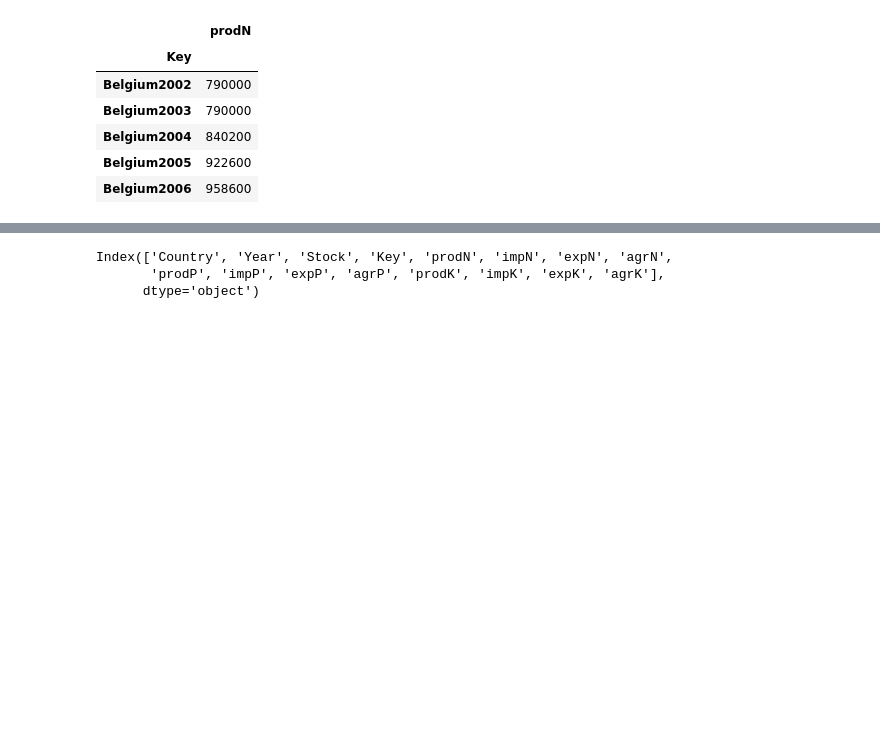
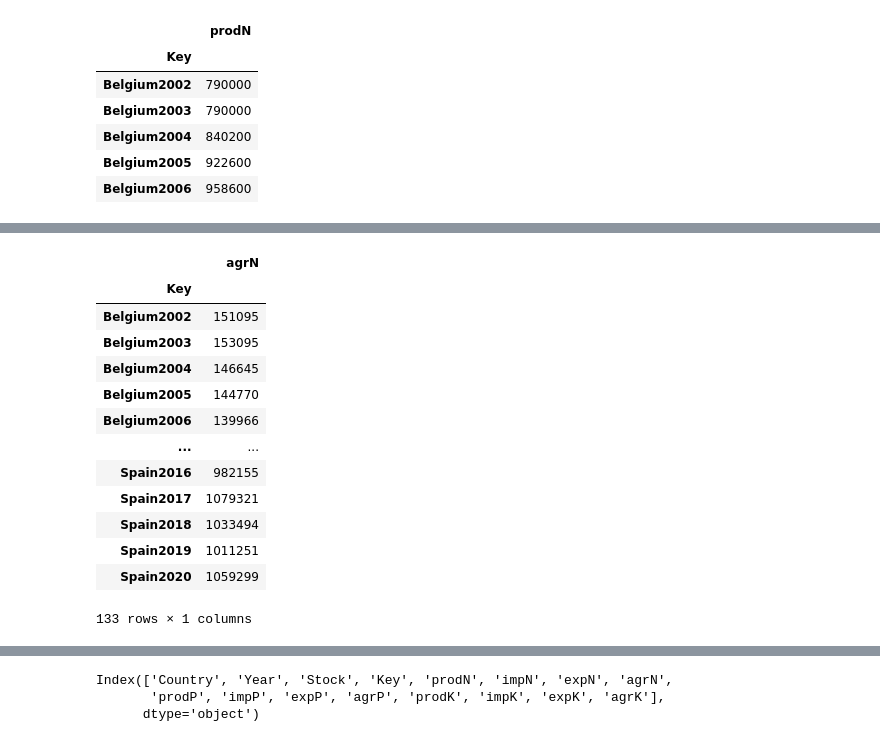
Before and after one commit to ronandownes/beef, a Jupyter notebook: 03_Clean_predictors.ipynb, the cells around one changed output, grey strips where cells are left out. Saved outputs shown, nothing was run; the diff lists cells and outputs as text; code cells hidden in the pictures; blank space fills up the shorter version.

```diff
--- a/03_Clean_predictors.ipynb
+++ b/03_Clean_predictors.ipynb
@@ -415,3 +456,20 @@ prodN_df.head()
+# %%
+agrN_df
+# %% [output]
+|  | agrN |
+| Key |  |
+| Belgium2002 | 151095 |
+| Belgium2003 | 153095 |
+| Belgium2004 | 146645 |
+| Belgium2005 | 144770 |
+| Belgium2006 | 139966 |
+| ... | ... |
+| Spain2016 | 982155 |
+| Spain2017 | 1079321 |
+| Spain2018 | 1033494 |
+| Spain2019 | 1011251 |
+| Spain2020 | 1059299 |
+133 rows × 1 columns
 # %%
 main_df = main_df.merge(prodN_df, on='Key', how='left')
 main_df = main_df.merge(impN_df, on='Key', how='left')
```
Also changed, not shown: parts of 36 cells of this notebook, 3 other files.
